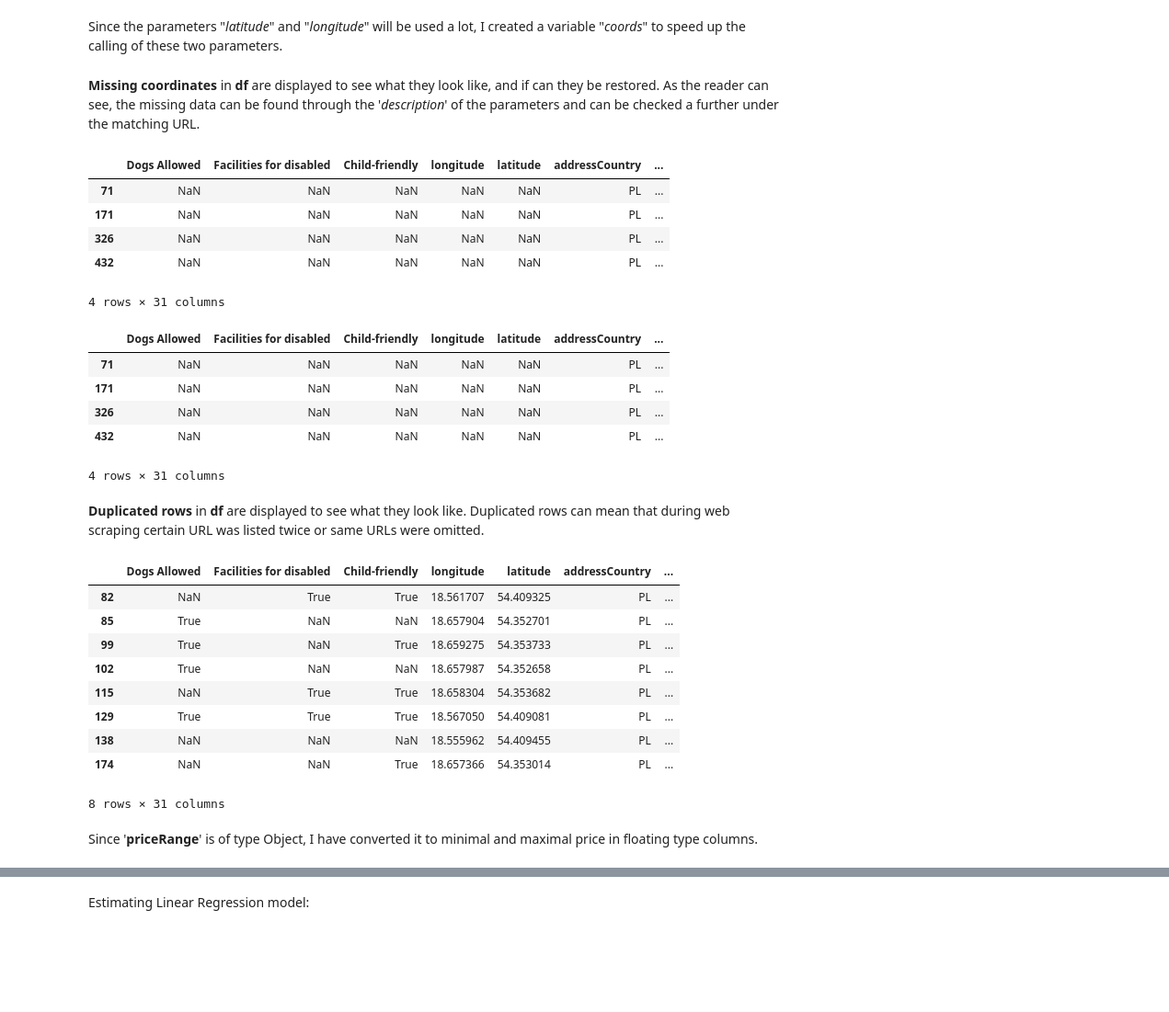
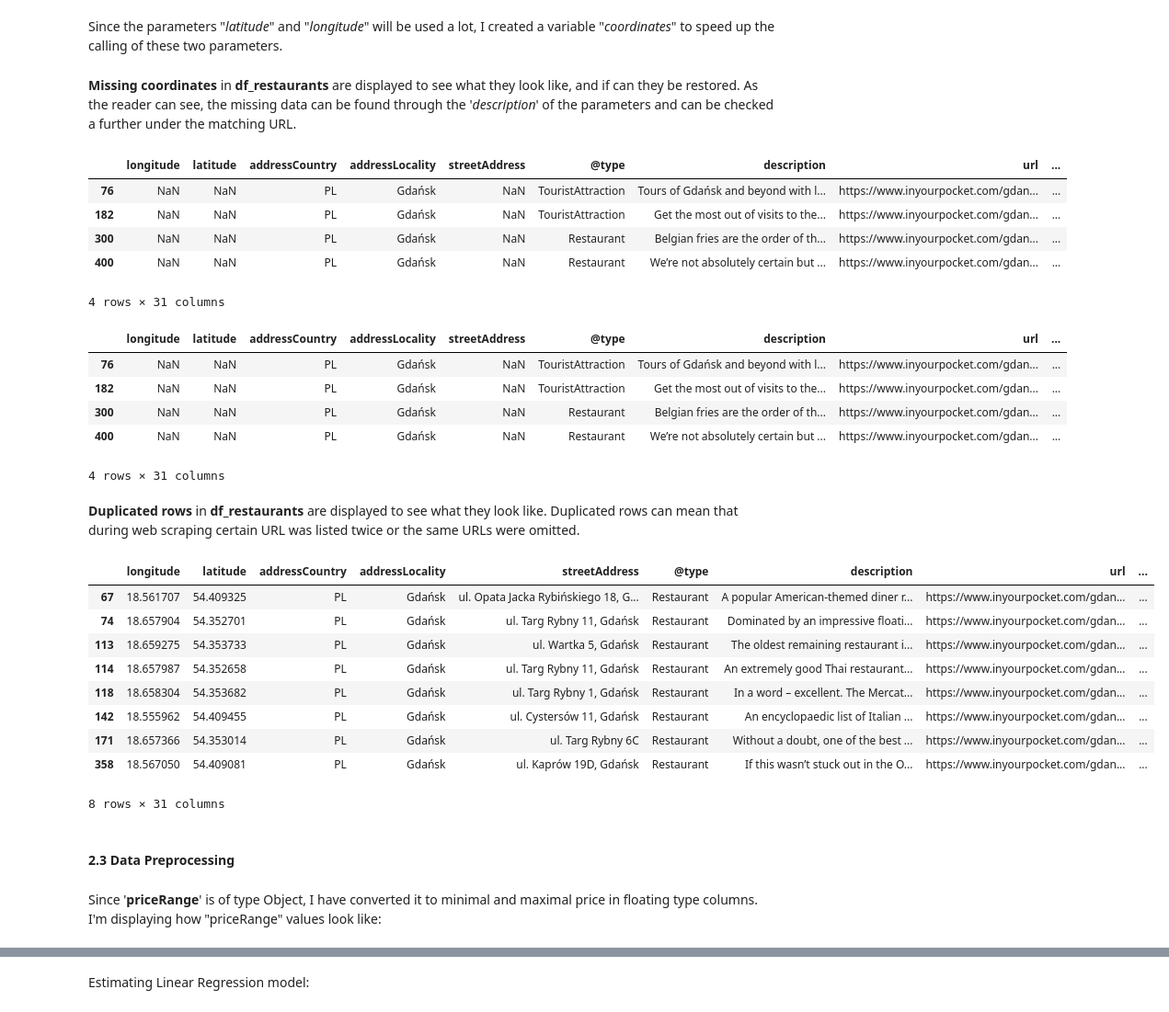
Before and after one commit to MarekJSokolowski/Price-Analysis-in-Tri-City-Restaurants, a Jupyter notebook: analysis.ipynb, the cells around one changed output, grey strips where cells are left out. Shown at 92% size. Drawn from its saved outputs; the diff is of its cells as text; code cells hidden in the pictures; blank space fills up the shorter version.

Commit message:
analysis v2
most of the file has been changed

```diff
--- a/analysis.ipynb
+++ b/analysis.ipynb
@@ -62,13 +141,12 @@ from sklearn.preprocessing import StandardScaler
 # %%
 files_paths = (
+    'inyourpocket_gdynia_sightseeing.csv',
+    'inyourpocket_gdansk_sightseeing.csv',
+    'inyourpocket_sopot_sightseeing.csv',
     #foods
     'inyourpocket_gdynia.csv',
     'inyourpocket_gdansk.csv',
     'inyourpocket_sopot.csv',
-    #attractions
-    'inyourpocket_gdynia_sightseeing.csv',
-    'inyourpocket_gdansk_sightseeing.csv',
-    'inyourpocket_sopot_sightseeing.csv',
 )
 
-df = pd.concat((pd.read_csv(f, index_col=None) for f in files_paths), ignore_index=True)
+df_restaurants = pd.concat((pd.read_csv(f, index_col=None) for f in files_paths), ignore_index=True)
@@ -97,3 +234,3 @@ memory usage: 116.1+ KB
 # %% [markdown]
-Since the parameters "*latitude*" and "*longitude*" will be used a lot, I created a variable "*coords*" to speed up the calling of these two parameters.
+Since the parameters "*latitude*" and "*longitude*" will be used a lot, I created a variable "*coordinates*" to speed up the calling of these two parameters.
 # %%
@@ -101,20 +238,20 @@ coords = ['latitude', 'longitude'] # the coordinates won't be changed, but Panda
 # %% [markdown]
-__Missing coordinates__ in __df__ are displayed to see what they look like, and if can they be restored. As the reader can see, the missing data can be found through the '*description*' of the parameters and can be checked a further under the matching URL.
+__Missing coordinates__ in __df_restaurants__ are displayed to see what they look like, and if can they be restored. As the reader can see, the missing data can be found through the '*description*' of the parameters and can be checked a further under the matching URL.
 # %%
-df[df[coords[0]].isna()]
+df_restaurants[df_restaurants[coordinates[0]].isna()]
 # %% [output]
-|  | Dogs Allowed | Facilities for disabled | Child-friendly | longitude | latitude | addressCountry | ... |
-| 71 | NaN | NaN | NaN | NaN | NaN | PL | ... |
-| 171 | NaN | NaN | NaN | NaN | NaN | PL | ... |
-| 326 | NaN | NaN | NaN | NaN | NaN | PL | ... |
-| 432 | NaN | NaN | NaN | NaN | NaN | PL | ... |
+|  | longitude | latitude | addressCountry | addressLocality | streetAddress | @type | description | url | ... |
+| 76 | NaN | NaN | PL | Gdańsk | NaN | TouristAttraction | Tours of Gdańsk and beyond with l... | https://www.inyourpocket.com/gdan... | ... |
+| 182 | NaN | NaN | PL | Gdańsk | NaN | TouristAttraction | Get the most out of visits to the... | https://www.inyourpocket.com/gdan... | ... |
+| 300 | NaN | NaN | PL | Gdańsk | NaN | Restaurant | Belgian fries are the order of th... | https://www.inyourpocket.com/gdan... | ... |
+| 400 | NaN | NaN | PL | Gdańsk | NaN | Restaurant | We’re not absolutely certain but ... | https://www.inyourpocket.com/gdan... | ... |
 4 rows × 31 columns
 # %%
-df[df[coords[1]].isna()]
+df_restaurants[df_restaurants[coordinates[1]].isna()]
 # %% [output]
-|  | Dogs Allowed | Facilities for disabled | Child-friendly | longitude | latitude | addressCountry | ... |
-| 71 | NaN | NaN | NaN | NaN | NaN | PL | ... |
-| 171 | NaN | NaN | NaN | NaN | NaN | PL | ... |
-| 326 | NaN | NaN | NaN | NaN | NaN | PL | ... |
-| 432 | NaN | NaN | NaN | NaN | NaN | PL | ... |
+|  | longitude | latitude | addressCountry | addressLocality | streetAddress | @type | description | url | ... |
+| 76 | NaN | NaN | PL | Gdańsk | NaN | TouristAttraction | Tours of Gdańsk and beyond with l... | https://www.inyourpocket.com/gdan... | ... |
+| 182 | NaN | NaN | PL | Gdańsk | NaN | TouristAttraction | Get the most out of visits to the... | https://www.inyourpocket.com/gdan... | ... |
+| 300 | NaN | NaN | PL | Gdańsk | NaN | Restaurant | Belgian fries are the order of th... | https://www.inyourpocket.com/gdan... | ... |
+| 400 | NaN | NaN | PL | Gdańsk | NaN | Restaurant | We’re not absolutely certain but ... | https://www.inyourpocket.com/gdan... | ... |
 4 rows × 31 columns
@@ -123,15 +258,15 @@ df.dropna(subset=coords, inplace=True)
 # %% [markdown]
-__Duplicated rows__ in __df__ are displayed to see what they look like. Duplicated rows can mean that during web scraping certain URL was listed twice or same URLs were omitted.
+__Duplicated rows__ in __df_restaurants__ are displayed to see what they look like. Duplicated rows can mean that during web scraping certain URL was listed twice or the same URLs were omitted.
 # %%
-df[df.duplicated(keep='last')]
+df_restaurants[df_restaurants.duplicated(keep='last')]
 # %% [output]
-|  | Dogs Allowed | Facilities for disabled | Child-friendly | longitude | latitude | addressCountry | ... |
-| 82 | NaN | True | True | 18.561707 | 54.409325 | PL | ... |
-| 85 | True | NaN | NaN | 18.657904 | 54.352701 | PL | ... |
-| 99 | True | NaN | True | 18.659275 | 54.353733 | PL | ... |
-| 102 | True | NaN | NaN | 18.657987 | 54.352658 | PL | ... |
-| 115 | NaN | True | True | 18.658304 | 54.353682 | PL | ... |
-| 129 | True | True | True | 18.567050 | 54.409081 | PL | ... |
-| 138 | NaN | NaN | NaN | 18.555962 | 54.409455 | PL | ... |
-| 174 | NaN | NaN | True | 18.657366 | 54.353014 | PL | ... |
+|  | longitude | latitude | addressCountry | addressLocality | streetAddress | @type | description | url | ... |
+| 67 | 18.561707 | 54.409325 | PL | Gdańsk | ul. Opata Jacka Rybińskiego 18, G... | Restaurant | A popular American-themed diner r... | https://www.inyourpocket.com/gdan... | ... |
+| 74 | 18.657904 | 54.352701 | PL | Gdańsk | ul. Targ Rybny 11, Gdańsk | Restaurant | Dominated by an impressive floati... | https://www.inyourpocket.com/gdan... | ... |
+| 113 | 18.659275 | 54.353733 | PL | Gdańsk | ul. Wartka 5, Gdańsk | Restaurant | The oldest remaining restaurant i... | https://www.inyourpocket.com/gdan... | ... |
+| 114 | 18.657987 | 54.352658 | PL | Gdańsk | ul. Targ Rybny 11, Gdańsk | Restaurant | An extremely good Thai restaurant... | https://www.inyourpocket.com/gdan... | ... |
+| 118 | 18.658304 | 54.353682 | PL | Gdańsk | ul. Targ Rybny 1, Gdańsk | Restaurant | In a word – excellent. The Mercat... | https://www.inyourpocket.com/gdan... | ... |
+| 142 | 18.555962 | 54.409455 | PL | Gdańsk | ul. Cystersów 11, Gdańsk | Restaurant | An encyclopaedic list of Italian ... | https://www.inyourpocket.com/gdan... | ... |
+| 171 | 18.657366 | 54.353014 | PL | Gdańsk | ul. Targ Rybny 6C | Restaurant | Without a doubt, one of the best ... | https://www.inyourpocket.com/gdan... | ... |
+| 358 | 18.567050 | 54.409081 | PL | Gdańsk | ul. Kaprów 19D, Gdańsk | Restaurant | If this wasn’t stuck out in the O... | https://www.inyourpocket.com/gdan... | ... |
 8 rows × 31 columns
@@ -140,3 +273,6 @@ df.drop_duplicates(keep='last', inplace=True)
+# %% [markdown]
+####  2.3 Data Preprocessing
 # %% [markdown]
-Since '__priceRange__' is of type Object, I have converted it to minimal and maximal price in floating type columns.
+Since '__priceRange__' is of type Object, I have converted it to minimal and maximal price in floating type columns.<br>
+I'm displaying how "priceRange" values look like:
 # %%
```
Also changed, not shown: parts of 77 cells of this notebook.
